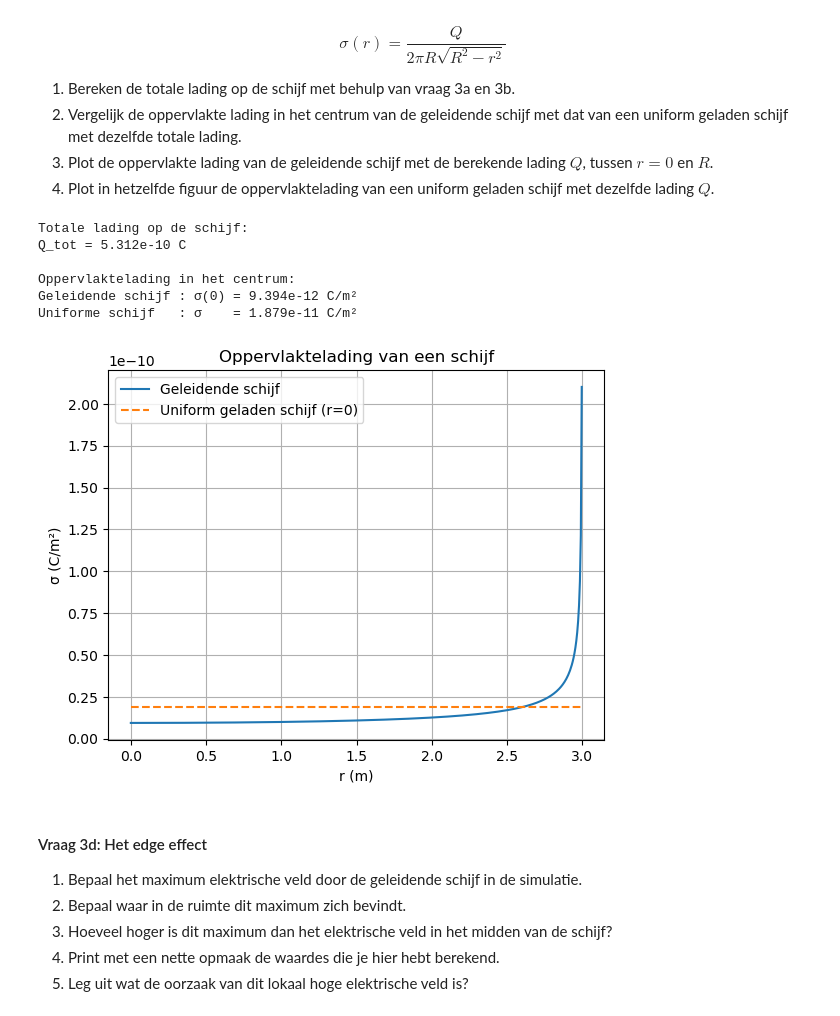
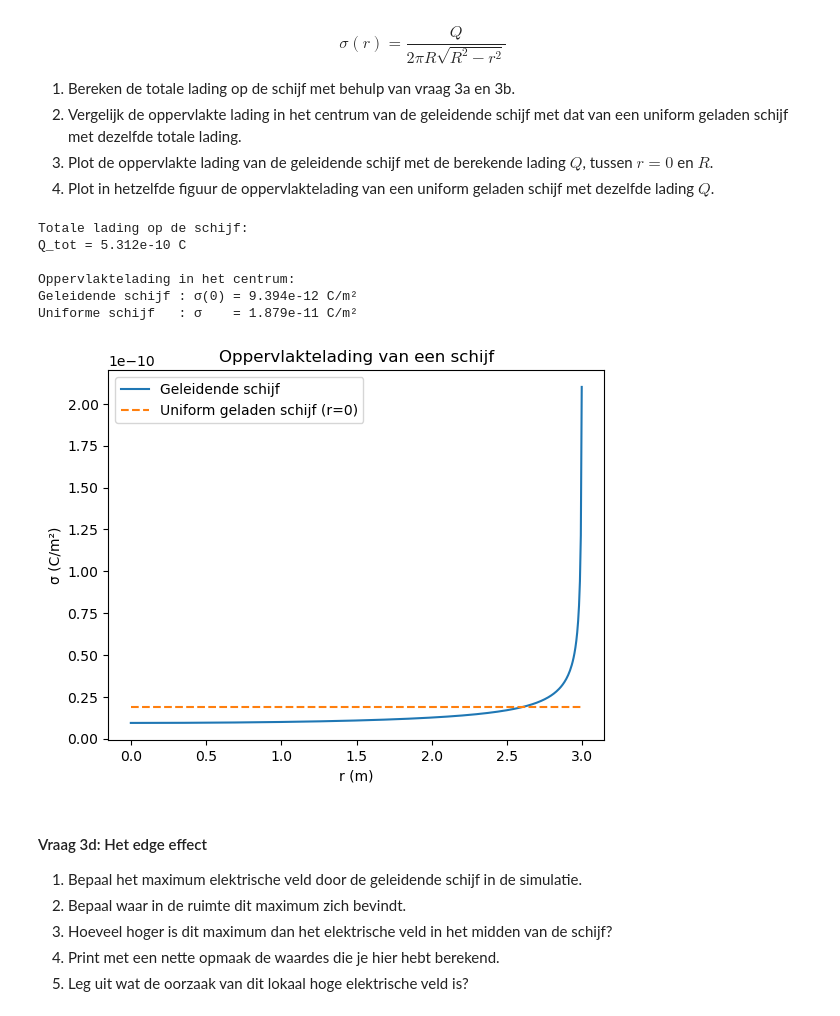
Before and after one commit to yaeljawahierkhan/opdrachten-DEF-D, a Jupyter notebook: DigitaleOntwerpopdrachten/1CondensatorOpdracht/CondensatorOntwerpopdracht.ipynb, the cells around one changed output. Drawn from its saved outputs; the diff is of its cells as text; code cells hidden in the pictures.

```diff
--- a/DigitaleOntwerpopdrachten/1CondensatorOpdracht/CondensatorOntwerpopdracht.ipynb
+++ b/DigitaleOntwerpopdrachten/1CondensatorOpdracht/CondensatorOntwerpopdracht.ipynb
@@ -340,35 +339,34 @@ print(f"Q_tot = {Q_tot:.3e} C\n")
 #3c.2:
 sigma_center_conducting = Q_tot / (2 * np.pi * R**2)
 sigma_uniform = Q_tot / (np.pi * R**2)
 
 print("Oppervlaktelading in het centrum:")
 print(f"Geleidende schijf : σ(0) = {sigma_center_conducting:.3e} C/m²")
 print(f"Uniforme schijf   : σ    = {sigma_uniform:.3e} C/m²")
 #De verhouding geleidende schijf (r=0) en uniforme schijf is 0.5, wat logisch volgt uit de formules.
 
 #3c.3:
 r = np.linspace(0, 0.999 * R, 500)
 
 sigma_conducting = Q_tot / (2 * np.pi * R * np.sqrt(R**2 - r**2))
 sigma_uniform_r = sigma_uniform + np.zeros(len(r))
 
 plt.figure()
 plt.plot(r, sigma_conducting, label="Geleidende schijf")
 plt.plot(r, sigma_uniform_r, "--", label="Uniform geladen schijf (r=0)")
 plt.xlabel("r (m)")
 plt.ylabel("σ (C/m²)")
 plt.title("Oppervlaktelading van een schijf")
 plt.legend()
-plt.grid()
 plt.show()
 # %% [output]
 Totale lading op de schijf:
 Q_tot = 5.312e-10 C
 
 Oppervlaktelading in het centrum:
 Geleidende schijf : σ(0) = 9.394e-12 C/m²
 Uniforme schijf   : σ    = 1.879e-11 C/m²
-[figure, old version]
+[figure, new version]
 # %% [markdown]
 #### Vraag 3d: Het edge effect
 
```
Also changed, not shown: parts of 8 cells of this notebook, 1 other file.
